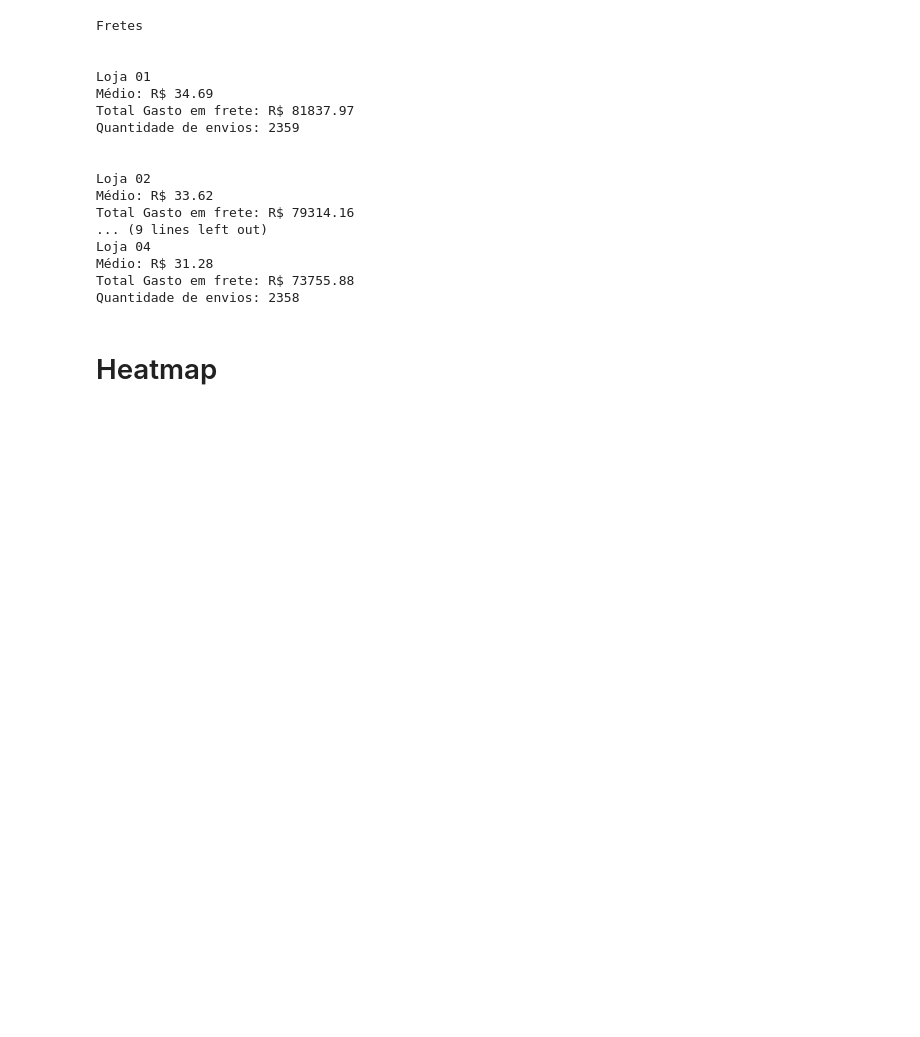
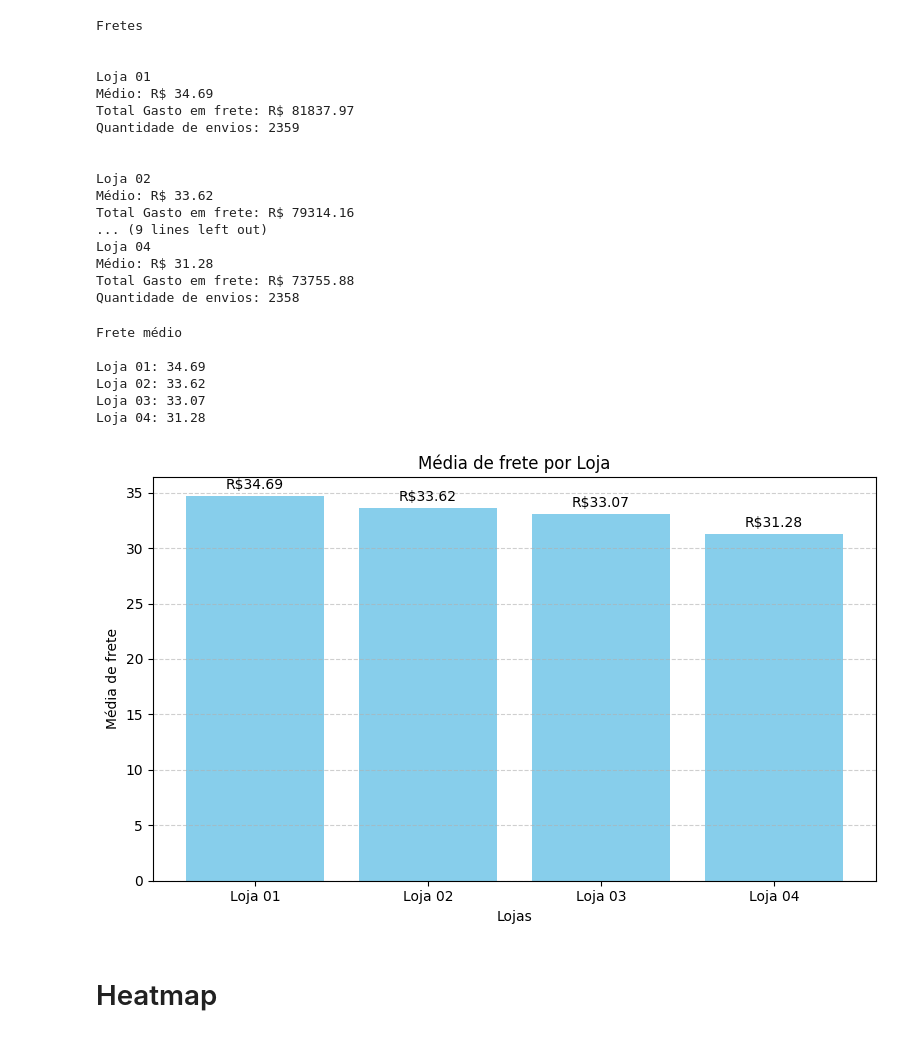
Before and after one commit to ElsCorporation/ChallengeAlluraStore, a Jupyter notebook: AluraStoreBrEdinhoLima.ipynb, the cells around one changed output. Cells and saved outputs as stored; diff of their text form; code cells hidden in the pictures; blank space fills up the shorter version.

```diff
--- a/AluraStoreBrEdinhoLima.ipynb
+++ b/AluraStoreBrEdinhoLima.ipynb
@@ -289,6 +296,41 @@ Loja 04
 Médio: R$ 31.28
 Total Gasto em frete: R$ 73755.88
 Quantidade de envios: 2358
+# %%
+def mediaCategoria (nomeLoja: list, categoria: str) -> float:
+  media = round(nomeLoja[categoria].mean(), 2)
+  return media
+
+mediaLoja1 = (mediaCategoria(loja, 'Frete'))
+mediaLoja2 = (mediaCategoria(loja2, 'Frete'))
+mediaLoja3 = (mediaCategoria(loja3, 'Frete'))
+mediaLoja4 = (mediaCategoria(loja4, 'Frete'))
+
+print(f'Frete médio\n\nLoja 01: {mediaLoja1}\nLoja 02: {mediaLoja2}\nLoja 03: {mediaLoja3}\nLoja 04: {mediaLoja4}')
+# %% [output]
+Frete médio
+
+Loja 01: 34.69
+Loja 02: 33.62
+Loja 03: 33.07
+Loja 04: 31.28
+# %%
+lojas = ['Loja 01', 'Loja 02', 'Loja 03', 'Loja 04']
+valores = [mediaLoja1, mediaLoja2, mediaLoja3, mediaLoja4]
+
+
+fig, ax = plt.subplots(figsize=(8,5))
+plt.bar(lojas, valores, color='skyblue')
+ax.set_title('Média de frete por Loja')
+ax.set_xlabel('Lojas')
+ax.set_ylabel('Média de frete')
+ax.grid(axis='y', linestyle='--', alpha=0.6)
+
+ax.bar_label(barras, labels=[f'R${v:,.2f}' for v in valores], padding=3)
+plt.tight_layout()
+plt.show()
+# %% [output]
+[figure, added]
 # %% [markdown]
 # Heatmap
 # %%
```
Also changed, not shown: parts of 4 cells of this notebook.
